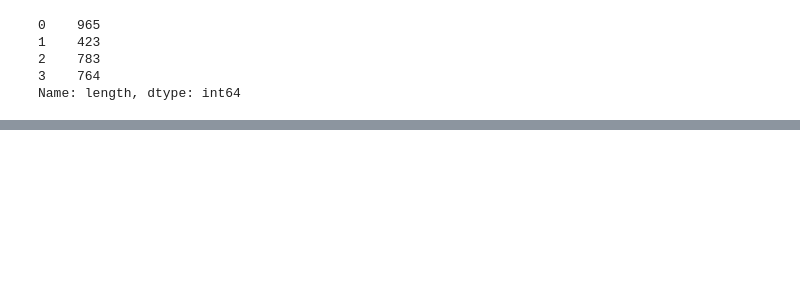
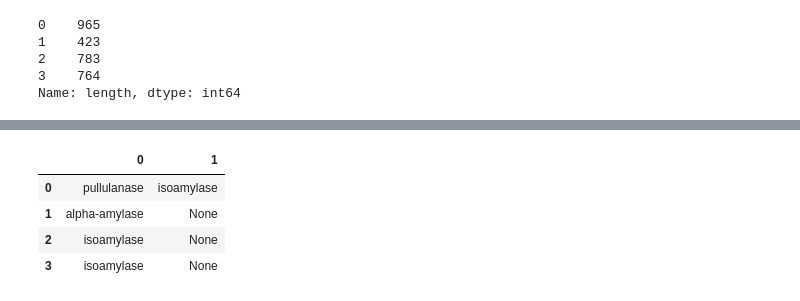
Before and after one commit to cignoBianco/plant-enzyme-ml, a Jupyter notebook: notebooks/01_dataset_exploration.ipynb, the cells around one changed output, grey strips where cells are left out. Cells and saved outputs as stored; diff of their text form; code cells hidden in the pictures; blank space fills up the shorter version.

```diff
--- a/notebooks/01_dataset_exploration.ipynb
+++ b/notebooks/01_dataset_exploration.ipynb
@@ -154,0 +171,8 @@ NameError: name 'plt' is not defined
+# %%
+df["activity"].str.split(';',expand=True)
+# %% [output]
+|  | 0 | 1 |
+| 0 | pullulanase | isoamylase |
+| 1 | alpha-amylase | None |
+| 2 | isoamylase | None |
+| 3 | isoamylase | None |
```
Also changed, not shown: parts of 20 cells of this notebook, 1 other file.
